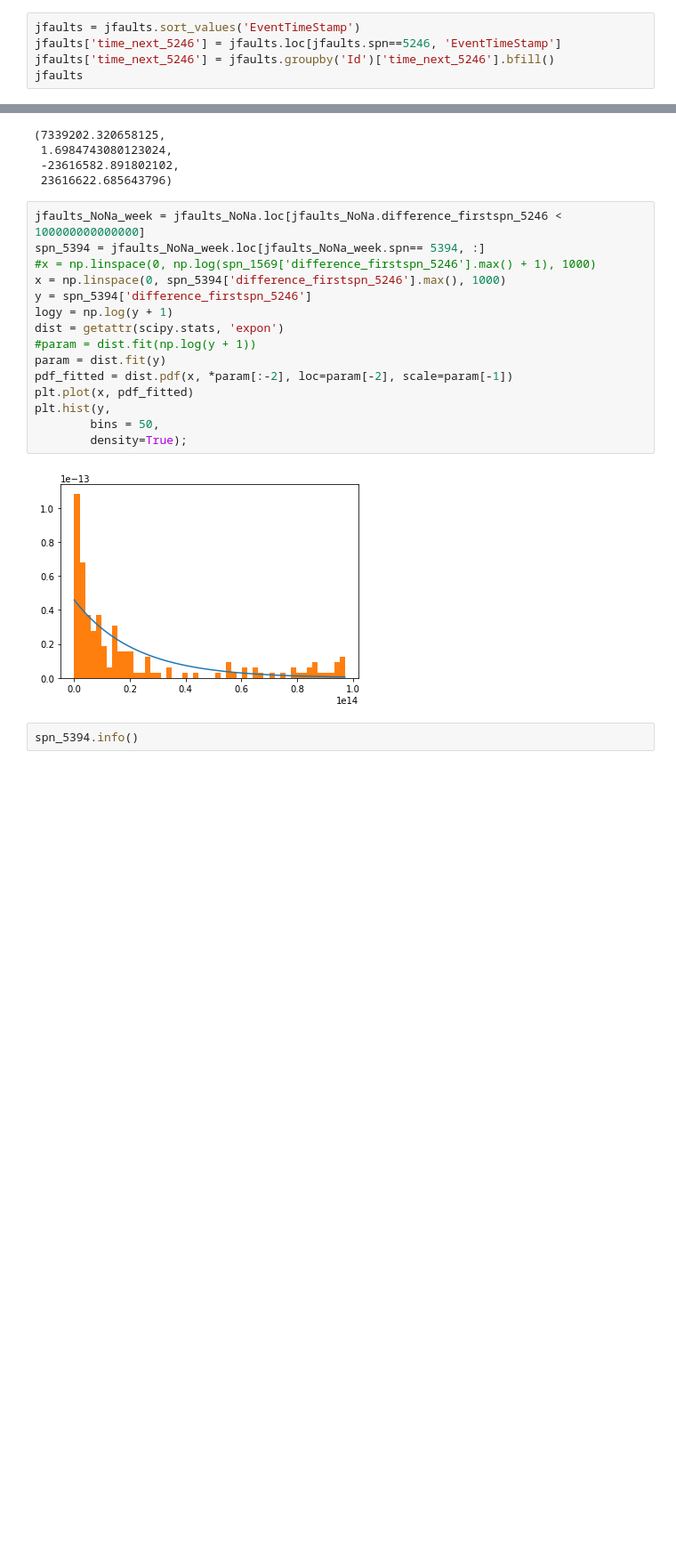
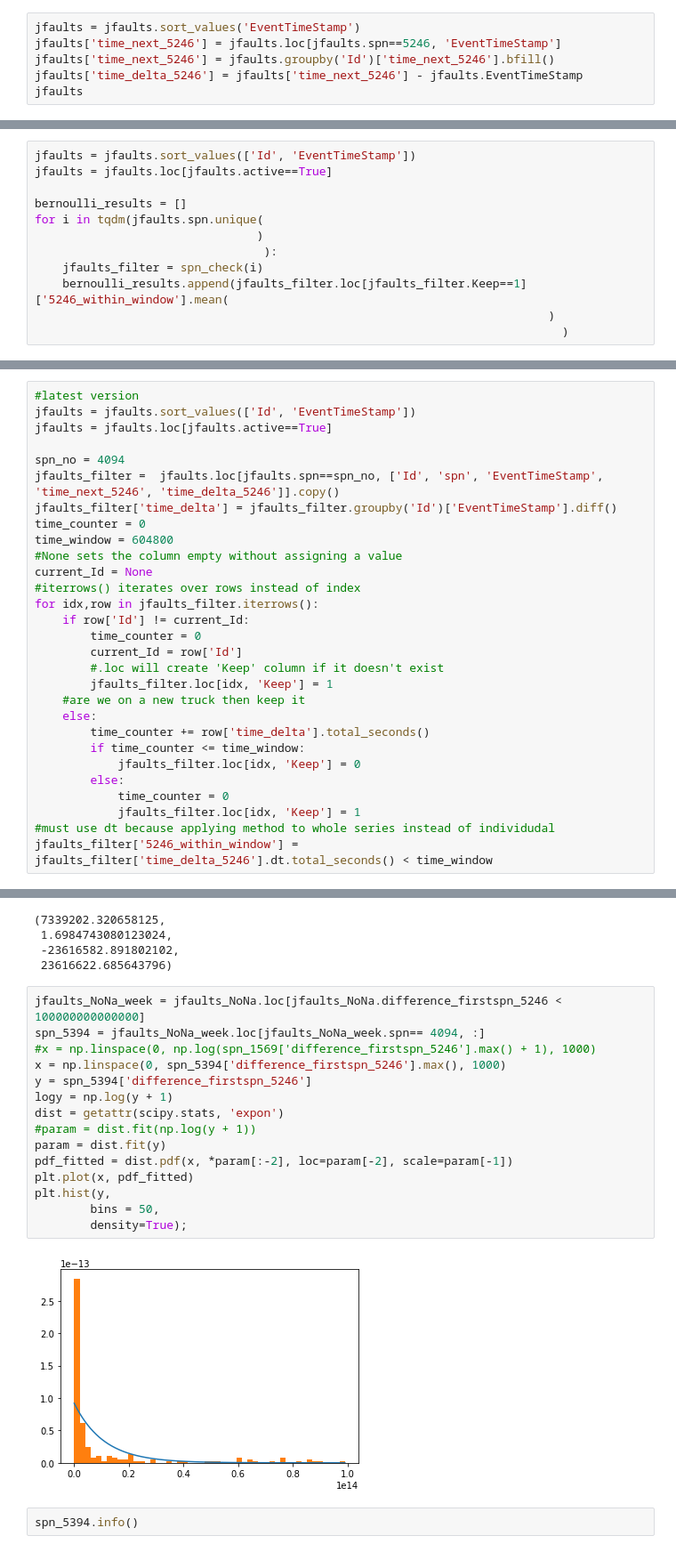
Before and after one commit to nss-data-science-cohort-5/big_g_express-roll_on_eighteen_wheelers, a Jupyter notebook: notebook.ipynb, the cells around one changed output, grey strips where cells are left out. Shown at 89% size. Cells and saved outputs as stored; diff of their text form; blank space fills up the shorter version.

Commit message:
latest notebook with function

```diff
--- a/notebook.ipynb
+++ b/notebook.ipynb
@@ -110,6 +111,7 @@ jfault_pivot = pd.pivot_table(jfault_abridged, 'spn', 'EventTimeStamp', 'Id')
 jfaults = jfaults.sort_values('EventTimeStamp')
 jfaults['time_next_5246'] = jfaults.loc[jfaults.spn==5246, 'EventTimeStamp']
 jfaults['time_next_5246'] = jfaults.groupby('Id')['time_next_5246'].bfill()
+jfaults['time_delta_5246'] = jfaults['time_next_5246'] - jfaults.EventTimeStamp
 jfaults
 # %% [output]
 |  | RecordID | ESS_Id | EventTimeStamp | eventDescription | ecuSoftwareVersion | ecuSerialNumber | ecuModel | ... |
@@ -127,0 +263,12 @@ jfaults
+# %%
+jfaults = jfaults.sort_values(['Id', 'EventTimeStamp'])
+jfaults = jfaults.loc[jfaults.active==True]
+
+bernoulli_results = []
+for i in tqdm(jfaults.spn.unique(
+                                )
+                                 ):
+    jfaults_filter = spn_check(i)
+    bernoulli_results.append(jfaults_filter.loc[jfaults_filter.Keep==1]['5246_within_window'].mean(
+                                                                          )
+                                                                            )
@@ -127,0 +290,29 @@ jfaults
+# %%
+#latest version
+jfaults = jfaults.sort_values(['Id', 'EventTimeStamp'])
+jfaults = jfaults.loc[jfaults.active==True]
+
+spn_no = 4094
+jfaults_filter =  jfaults.loc[jfaults.spn==spn_no, ['Id', 'spn', 'EventTimeStamp', 'time_next_5246', 'time_delta_5246']].copy()
+jfaults_filter['time_delta'] = jfaults_filter.groupby('Id')['EventTimeStamp'].diff()
+time_counter = 0
+time_window = 604800
+#None sets the column empty without assigning a value
+current_Id = None
+#iterrows() iterates over rows instead of index
+for idx,row in jfaults_filter.iterrows():
+    if row['Id'] != current_Id:
+        time_counter = 0
+        current_Id = row['Id']
+        #.loc will create 'Keep' column if it doesn't exist
+        jfaults_filter.loc[idx, 'Keep'] = 1
+    #are we on a new truck then keep it
+    else:
+        time_counter += row['time_delta'].total_seconds()
+        if time_counter <= time_window:
+            jfaults_filter.loc[idx, 'Keep'] = 0
+        else:
+            time_counter = 0
+            jfaults_filter.loc[idx, 'Keep'] = 1
+#must use dt because applying method to whole series instead of individudal
+jfaults_filter['5246_within_window'] = jfaults_filter['time_delta_5246'].dt.total_seconds() < time_window
@@ -218,21 +474,21 @@ param
  23616622.685643796)
 # %%
 jfaults_NoNa_week = jfaults_NoNa.loc[jfaults_NoNa.difference_firstspn_5246 < 100000000000000]
-spn_5394 = jfaults_NoNa_week.loc[jfaults_NoNa_week.spn== 5394, :]
+spn_5394 = jfaults_NoNa_week.loc[jfaults_NoNa_week.spn== 4094, :]
 #x = np.linspace(0, np.log(spn_1569['difference_firstspn_5246'].max() + 1), 1000)
 x = np.linspace(0, spn_5394['difference_firstspn_5246'].max(), 1000)
 y = spn_5394['difference_firstspn_5246']
 logy = np.log(y + 1)
 dist = getattr(scipy.stats, 'expon')
 #param = dist.fit(np.log(y + 1))
 param = dist.fit(y)
 pdf_fitted = dist.pdf(x, *param[:-2], loc=param[-2], scale=param[-1])
 plt.plot(x, pdf_fitted)
 plt.hist(y,
         bins = 50,
         density=True);
 # %% [output]
-[figure, old version]
+[figure, new version]
 # %%
 spn_5394.info()
 # %% [output]
```
Also changed, not shown: parts of 26 cells of this notebook.
